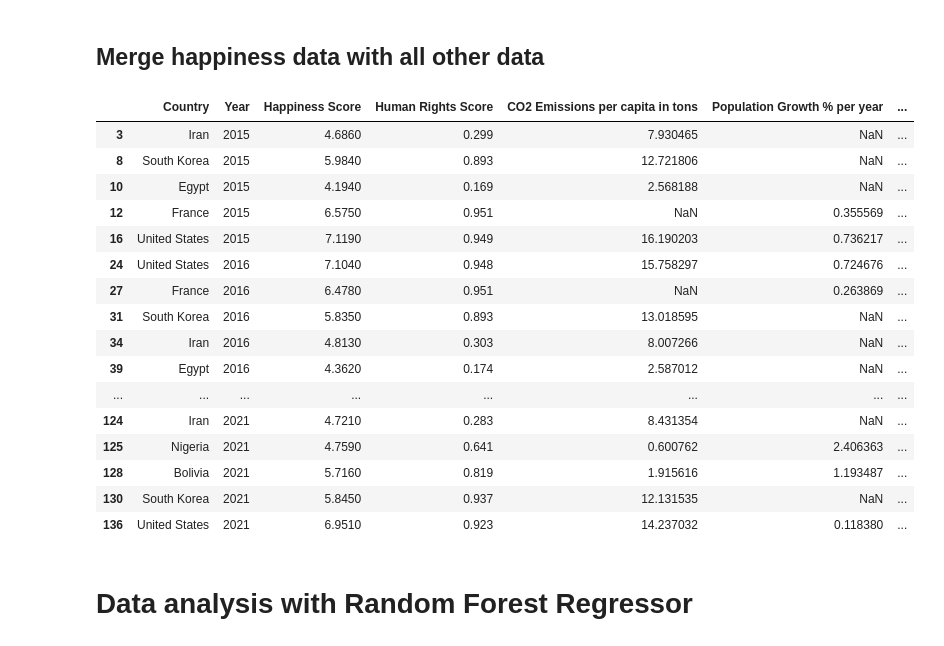
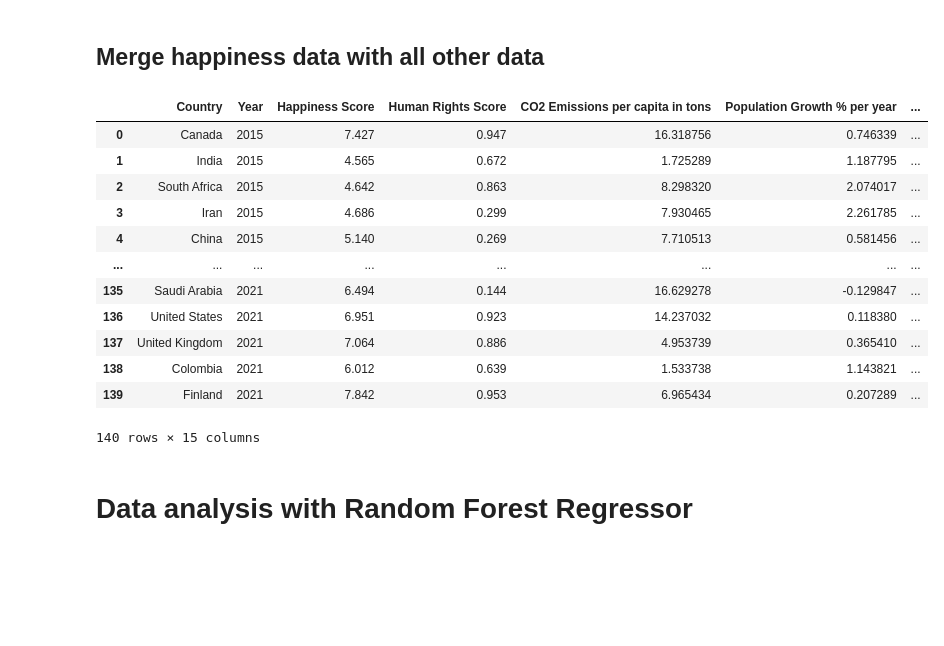
Before and after one commit to thirdcoffee/predicting-world-happiness, a Jupyter notebook: notebooks/predictor.ipynb, the cells around one changed output. Saved outputs shown, nothing was run; the diff lists cells and outputs as text; code cells hidden in the pictures; blank space fills up the shorter version.

Commit message:
Add social support data and change country set

```diff
--- a/notebooks/predictor.ipynb
+++ b/notebooks/predictor.ipynb
@@ -424,0 +423,21 @@ cpi_df.loc[cpi_df['Corruption Perception Index'].isna()]
+# %%
+ss_df = pd.read_csv('../data/social-support.csv', sep=';')
+
+# Filter to Total
+ss_df = ss_df[ss_df['SUBJECT'] == 'TOT']
+
+# Drop unnecessary columns
+ss_df.drop(columns=['INDICATOR','SUBJECT','MEASURE'], inplace=True)
+
+# Rename columns to match other frames
+ss_df.rename(columns={'LOCATION':'Country',
+                      'TIME': 'Year',
+                      'Value': 'Social Support Score'}, inplace=True)
+
+# Filter to 2015-2021
+ss_df = ss_df.loc[ss_df['Year'].isin(range(start_year, end_year+1))]
+
+# Filter to country set
+ss_df = ss_df[ss_df['Country'].isin(country_set)]
+
+ss_df.head()
@@ -425,31 +451,27 @@ cpi_df.loc[cpi_df['Corruption Perception Index'].isna()]
 # %% [markdown]
 ## Merge happiness data with all other data
 # %%
-df_to_merge = [happiness_df, hr_df, co2_df, pg_df, me_df, if_df, pc_df, rp_df, le_df, gdp_df, wg_df, cpi_df]
+df_to_merge = [happiness_df, hr_df, co2_df, pg_df, me_df, if_df, pc_df, rp_df, le_df, gdp_df, wg_df, cpi_df, ss_df]
 
 hp_ml_df = reduce(lambda left,right: pd.merge(left,right,on=['Country', 'Year'], how='outer'), df_to_merge)
 
-hp_ml_df.head()
+hp_ml_df.to_excel('debug.xlsx')
+
+hp_ml_df
+# %% [output]
+|  | Country | Year | Happiness Score | Human Rights Score | CO2 Emissions per capita in tons | Population Growth % per year | ... |
+| 0 | Canada | 2015 | 7.427 | 0.947 | 16.318756 | 0.746339 | ... |
+| 1 | India | 2015 | 4.565 | 0.672 | 1.725289 | 1.187795 | ... |
+| 2 | South Africa | 2015 | 4.642 | 0.863 | 8.298320 | 2.074017 | ... |
+| 3 | Iran | 2015 | 4.686 | 0.299 | 7.930465 | 2.261785 | ... |
+| 4 | China | 2015 | 5.140 | 0.269 | 7.710513 | 0.581456 | ... |
+| ... | ... | ... | ... | ... | ... | ... | ... |
+| 135 | Saudi Arabia | 2021 | 6.494 | 0.144 | 16.629278 | -0.129847 | ... |
+| 136 | United States | 2021 | 6.951 | 0.923 | 14.237032 | 0.118380 | ... |
+| 137 | United Kingdom | 2021 | 7.064 | 0.886 | 4.953739 | 0.365410 | ... |
+| 138 | Colombia | 2021 | 6.012 | 0.639 | 1.533738 | 1.143821 | ... |
+| 139 | Finland | 2021 | 7.842 | 0.953 | 6.965434 | 0.207289 | ... |
+140 rows × 15 columns
-# %%
-hp_ml_df[hp_ml_df.isna().any(axis=1)]
-# %% [output]
-|  | Country | Year | Happiness Score | Human Rights Score | CO2 Emissions per capita in tons | Population Growth % per year | ... |
-| 3 | Iran | 2015 | 4.6860 | 0.299 | 7.930465 | NaN | ... |
-| 8 | South Korea | 2015 | 5.9840 | 0.893 | 12.721806 | NaN | ... |
-| 10 | Egypt | 2015 | 4.1940 | 0.169 | 2.568188 | NaN | ... |
-| 12 | France | 2015 | 6.5750 | 0.951 | NaN | 0.355569 | ... |
-| 16 | United States | 2015 | 7.1190 | 0.949 | 16.190203 | 0.736217 | ... |
-| 24 | United States | 2016 | 7.1040 | 0.948 | 15.758297 | 0.724676 | ... |
-| 27 | France | 2016 | 6.4780 | 0.951 | NaN | 0.263869 | ... |
-| 31 | South Korea | 2016 | 5.8350 | 0.893 | 13.018595 | NaN | ... |
-| 34 | Iran | 2016 | 4.8130 | 0.303 | 8.007266 | NaN | ... |
-| 39 | Egypt | 2016 | 4.3620 | 0.174 | 2.587012 | NaN | ... |
-| ... | ... | ... | ... | ... | ... | ... | ... |
-| 124 | Iran | 2021 | 4.7210 | 0.283 | 8.431354 | NaN | ... |
-| 125 | Nigeria | 2021 | 4.7590 | 0.641 | 0.600762 | 2.406363 | ... |
-| 128 | Bolivia | 2021 | 5.7160 | 0.819 | 1.915616 | 1.193487 | ... |
-| 130 | South Korea | 2021 | 5.8450 | 0.937 | 12.131535 | NaN | ... |
-| 136 | United States | 2021 | 6.9510 | 0.923 | 14.237032 | 0.118380 | ... |
 # %% [markdown]
 # Data analysis with Random Forest Regressor
 # %%
```
Also changed, not shown: parts of 9 cells of this notebook, 1 other file.
